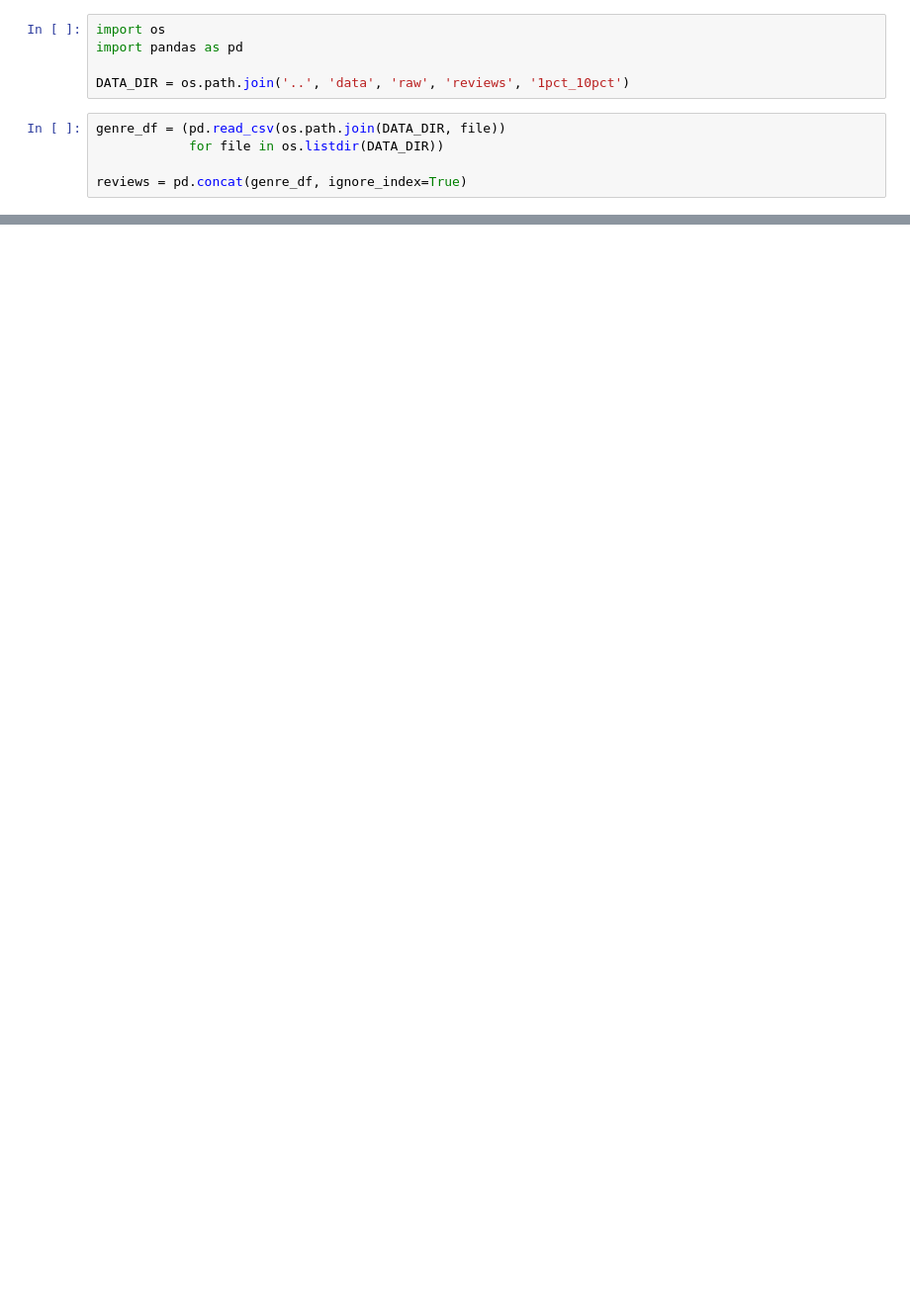
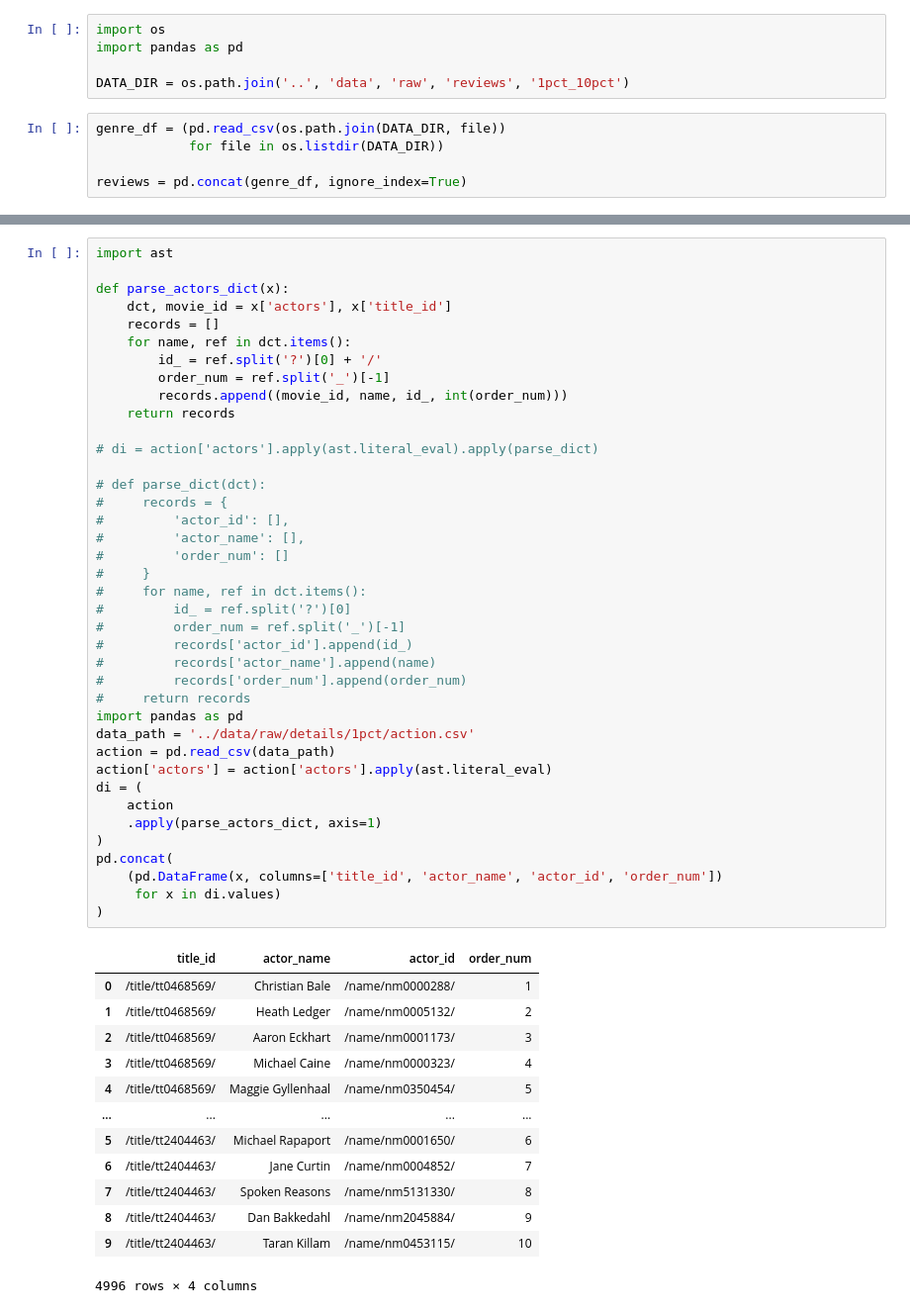
Before and after one commit to ilyamil/movie_recommender_system, a Jupyter notebook: notebooks/reviews_cleaning.ipynb, the cells around one changed output, grey strips where cells are left out. Shown: that part at 99% size. Drawn from its saved outputs; the diff is of its cells as text; blank space fills up the shorter version.

Commit message:
implemented recsys.etl.normalize_actors

```diff
--- a/notebooks/reviews_cleaning.ipynb
+++ b/notebooks/reviews_cleaning.ipynb
@@ -365,0 +100,53 @@ Length: 500, dtype: object
+# %%
+import ast
+
+def parse_actors_dict(x):
+    dct, movie_id = x['actors'], x['title_id']
+    records = []
+    for name, ref in dct.items():
+        id_ = ref.split('?')[0] + '/'
+        order_num = ref.split('_')[-1]
+        records.append((movie_id, name, id_, int(order_num)))
+    return records
+
+# di = action['actors'].apply(ast.literal_eval).apply(parse_dict)
+
+# def parse_dict(dct):
+#     records = {
+#         'actor_id': [],
+#         'actor_name': [],
+#         'order_num': []
+#     }
+#     for name, ref in dct.items():
+#         id_ = ref.split('?')[0]
+#         order_num = ref.split('_')[-1]
+#         records['actor_id'].append(id_)
+#         records['actor_name'].append(name)
+#         records['order_num'].append(order_num)
+#     return records
+import pandas as pd
+data_path = '../data/raw/details/1pct/action.csv'
+action = pd.read_csv(data_path)
+action['actors'] = action['actors'].apply(ast.literal_eval)
+di = (
+    action
+    .apply(parse_actors_dict, axis=1)
+)
+pd.concat(
+    (pd.DataFrame(x, columns=['title_id', 'actor_name', 'actor_id', 'order_num'])
+     for x in di.values)
+)
+# %% [output]
+|  | title_id | actor_name | actor_id | order_num |
+| 0 | /title/tt0468569/ | Christian Bale | /name/nm0000288/ | 1 |
+| 1 | /title/tt0468569/ | Heath Ledger | /name/nm0005132/ | 2 |
+| 2 | /title/tt0468569/ | Aaron Eckhart | /name/nm0001173/ | 3 |
+| 3 | /title/tt0468569/ | Michael Caine | /name/nm0000323/ | 4 |
+| 4 | /title/tt0468569/ | Maggie Gyllenhaal | /name/nm0350454/ | 5 |
+| ... | ... | ... | ... | ... |
+| 5 | /title/tt2404463/ | Michael Rapaport | /name/nm0001650/ | 6 |
+| 6 | /title/tt2404463/ | Jane Curtin | /name/nm0004852/ | 7 |
+| 7 | /title/tt2404463/ | Spoken Reasons | /name/nm5131330/ | 8 |
+| 8 | /title/tt2404463/ | Dan Bakkedahl | /name/nm2045884/ | 9 |
+| 9 | /title/tt2404463/ | Taran Killam | /name/nm0453115/ | 10 |
+4996 rows × 4 columns
```
Also changed, not shown: parts of 37 cells of this notebook, 3 other files.
